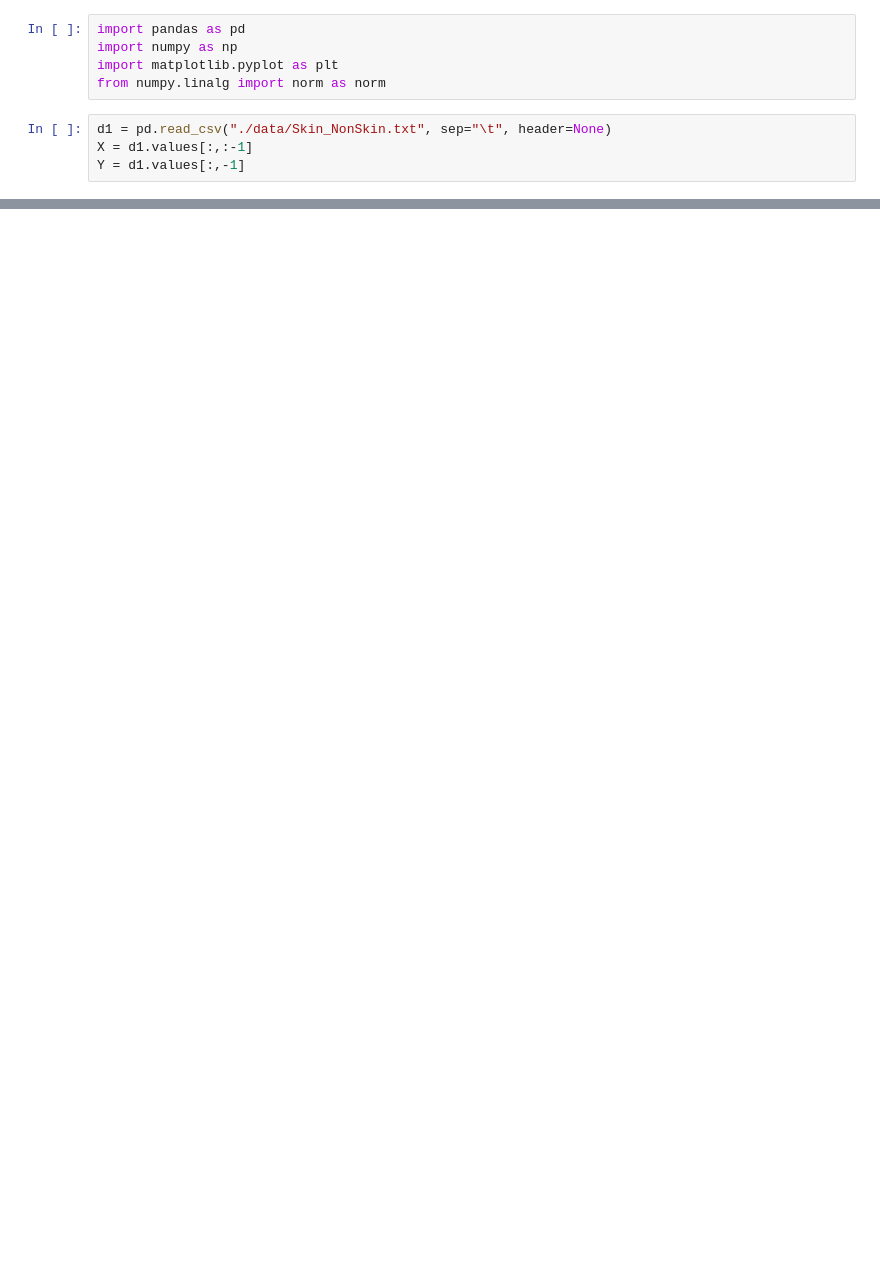
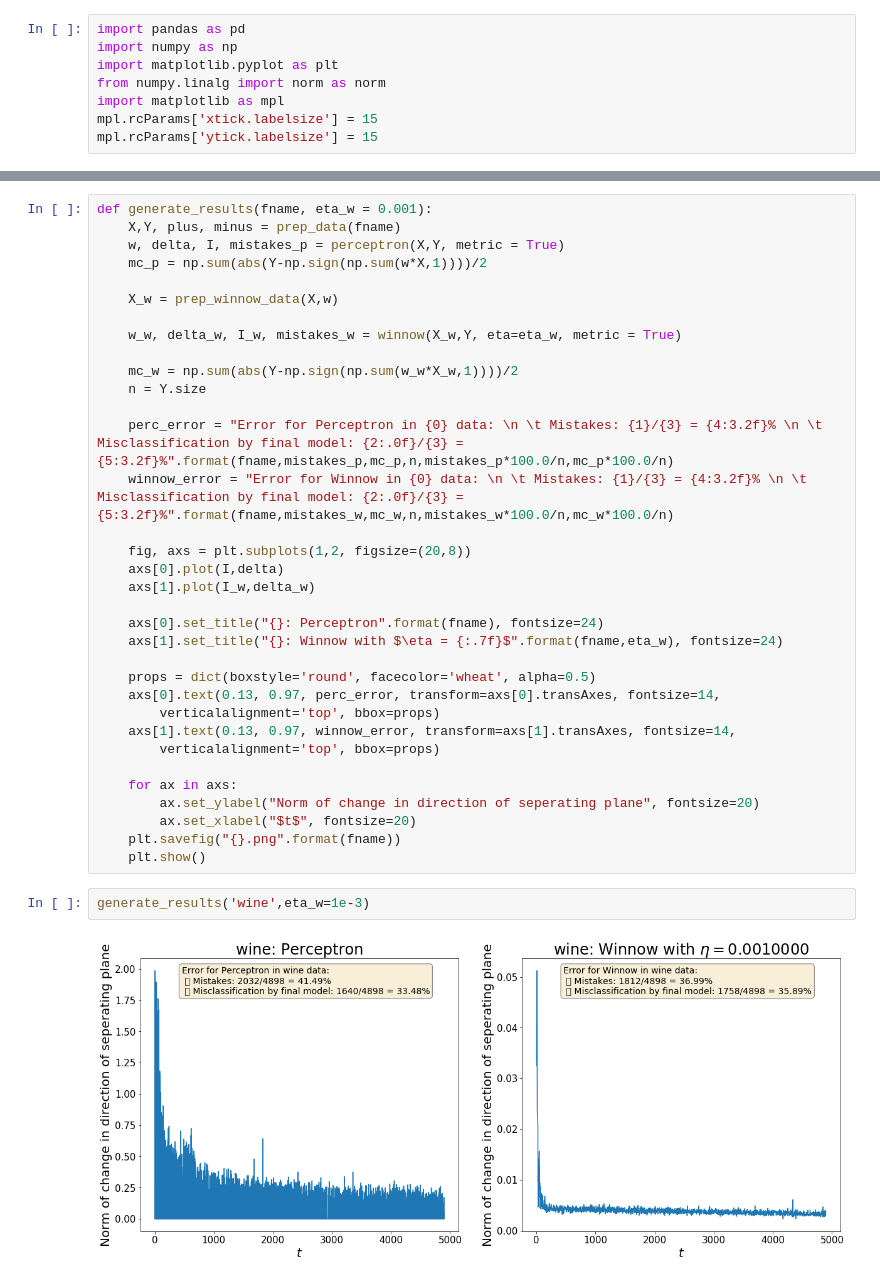
Before and after one commit to manandoshi/IE613, a Jupyter notebook: a2/Q4.ipynb, the cells around one changed output, grey strips where cells are left out. Cells and saved outputs as stored; diff of their text form; blank space fills up the shorter version.

```diff
--- a/a2/Q4.ipynb
+++ b/a2/Q4.ipynb
@@ -3,7 +3,6 @@ import pandas as pd
 import numpy as np
 import matplotlib.pyplot as plt
 from numpy.linalg import norm as norm
+import matplotlib as mpl
+mpl.rcParams['xtick.labelsize'] = 15
+mpl.rcParams['ytick.labelsize'] = 15
-# %%
-d1 = pd.read_csv("./data/Skin_NonSkin.txt", sep="\t", header=None)
-X = d1.values[:,:-1]
-Y = d1.values[:,-1]
@@ -70,0 +88,38 @@ np.min(np.sign(np.sum(w*X_reg,1)))
+# %%
+def generate_results(fname, eta_w = 0.001):
+    X,Y, plus, minus = prep_data(fname)
+    w, delta, I, mistakes_p = perceptron(X,Y, metric = True)
+    mc_p = np.sum(abs(Y-np.sign(np.sum(w*X,1))))/2
+
+    X_w = prep_winnow_data(X,w)
+
+    w_w, delta_w, I_w, mistakes_w = winnow(X_w,Y, eta=eta_w, metric = True)
+
+    mc_w = np.sum(abs(Y-np.sign(np.sum(w_w*X_w,1))))/2
+    n = Y.size
+
+    perc_error = "Error for Perceptron in {0} data: \n \t Mistakes: {1}/{3} = {4:3.2f}% \n \t Misclassification by final model: {2:.0f}/{3} = {5:3.2f}%".format(fname,mistakes_p,mc_p,n,mistakes_p*100.0/n,mc_p*100.0/n)
+    winnow_error = "Error for Winnow in {0} data: \n \t Mistakes: {1}/{3} = {4:3.2f}% \n \t Misclassification by final model: {2:.0f}/{3} = {5:3.2f}%".format(fname,mistakes_w,mc_w,n,mistakes_w*100.0/n,mc_w*100.0/n)
+
+    fig, axs = plt.subplots(1,2, figsize=(20,8))
+    axs[0].plot(I,delta)
+    axs[1].plot(I_w,delta_w)
+
+    axs[0].set_title("{}: Perceptron".format(fname), fontsize=24)
+    axs[1].set_title("{}: Winnow with $\eta = {:.7f}$".format(fname,eta_w), fontsize=24)
+
+    props = dict(boxstyle='round', facecolor='wheat', alpha=0.5)
+    axs[0].text(0.13, 0.97, perc_error, transform=axs[0].transAxes, fontsize=14,
+        verticalalignment='top', bbox=props)
+    axs[1].text(0.13, 0.97, winnow_error, transform=axs[1].transAxes, fontsize=14,
+        verticalalignment='top', bbox=props)
+
+    for ax in axs:
+        ax.set_ylabel("Norm of change in direction of seperating plane", fontsize=20)
+        ax.set_xlabel("$t$", fontsize=20)
+    plt.savefig("{}.png".format(fname))
+    plt.show()
+# %%
+generate_results('wine',eta_w=1e-3)
+# %% [output]
+[figure, added]
```
Also changed, not shown: parts of 11 cells of this notebook, 11 other files.
